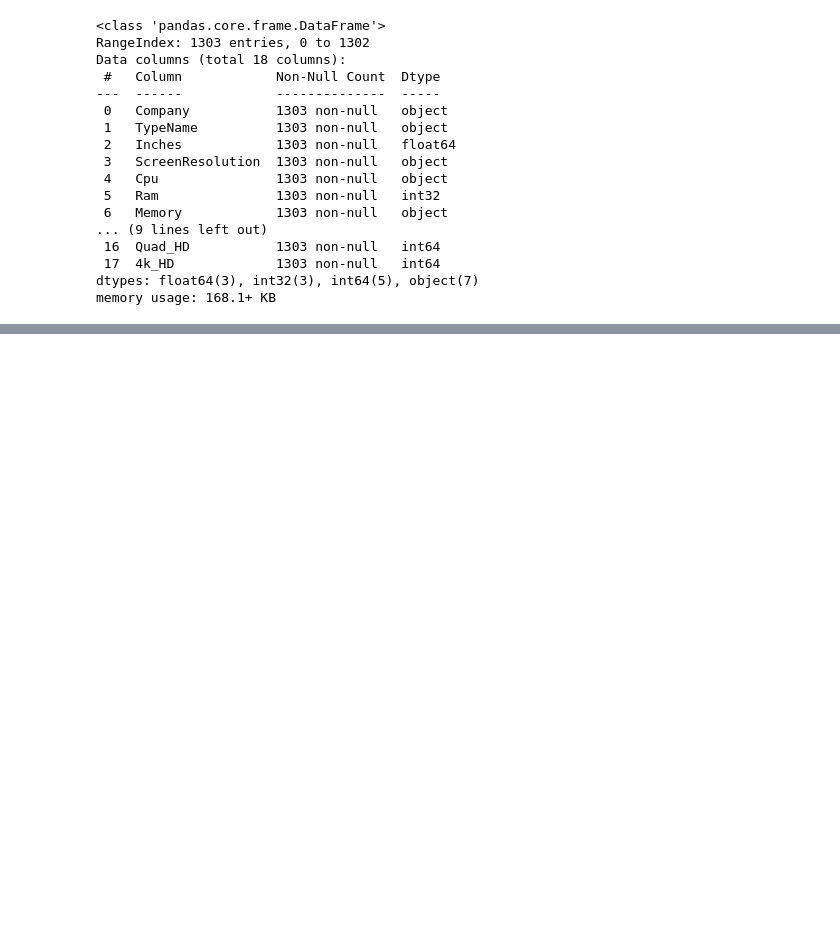
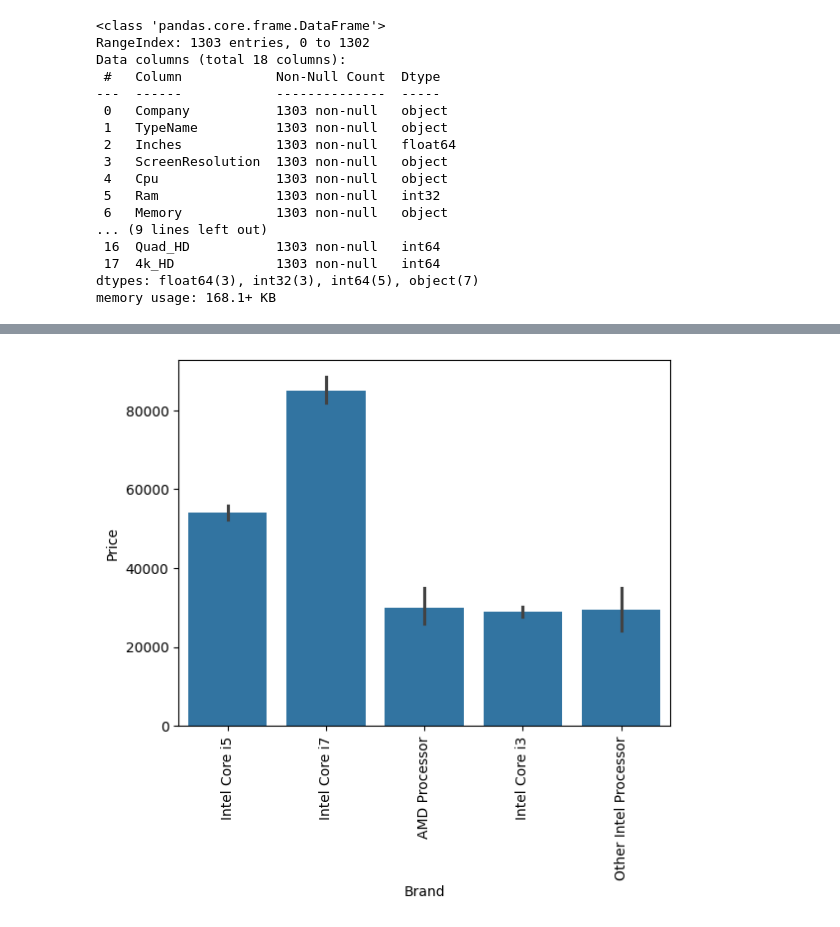
Before and after one commit to ChitwanRana/Predictive-Price-Estimator, a Jupyter notebook: Laptop_Price_Prediction.ipynb, the cells around one changed output, grey strips where cells are left out. Drawn from its saved outputs; the diff is of its cells as text; code cells hidden in the pictures; blank space fills up the shorter version.

```diff
--- a/Laptop_Price_Prediction.ipynb
+++ b/Laptop_Price_Prediction.ipynb
@@ -263,0 +336,6 @@ memory usage: 168.1+ KB
+# %%
+sns.barplot(x=laptop['Brand'],y=laptop['Price'])
+plt.xticks(rotation='vertical')
+plt.show()
+# %% [output]
+[figure, added]
```
Also changed, not shown: parts of 48 cells of this notebook.
